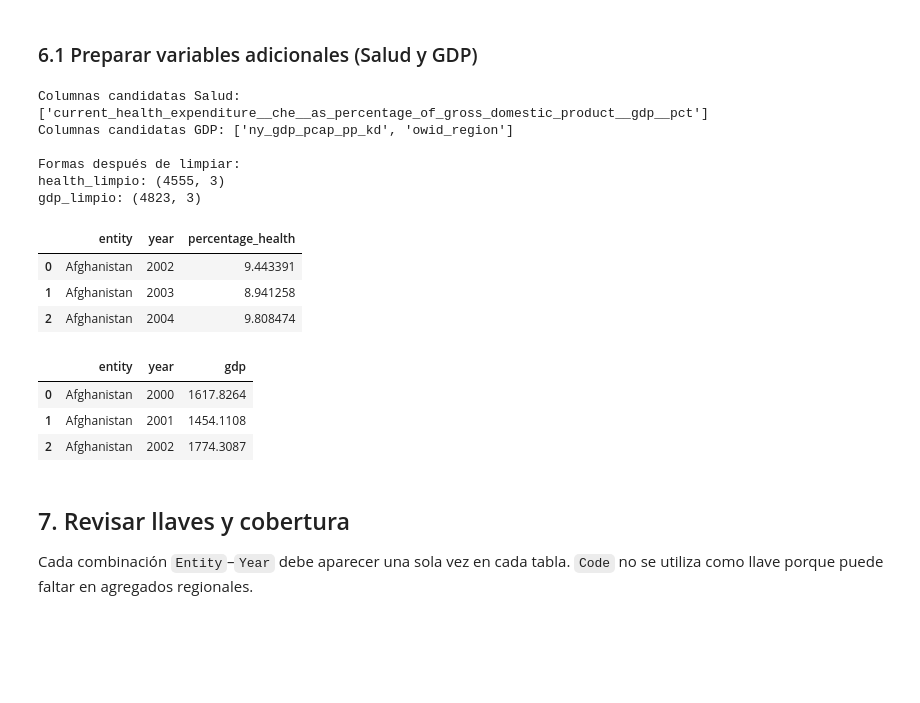
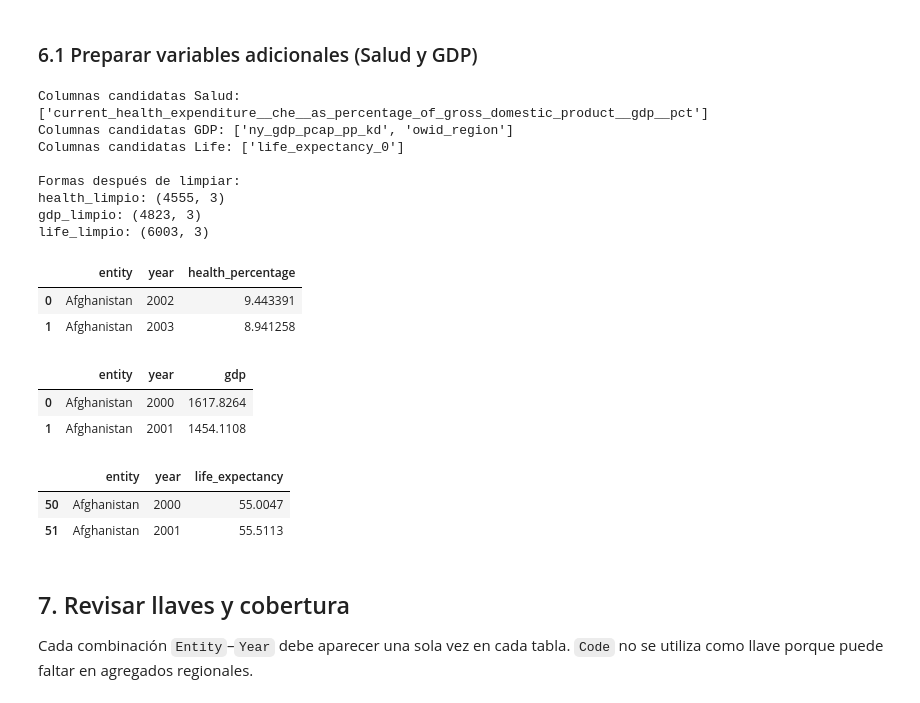
Before and after one commit to VicTavares8/BigData, a Jupyter notebook: U3_1_Machine_learning/notebooks/U3_2_Preparacion_dataset.ipynb, the cells around one changed output. Cells and saved outputs as stored; diff of their text form; code cells hidden in the pictures; blank space fills up the shorter version.

```diff
--- a/U3_1_Machine_learning/notebooks/U3_2_Preparacion_dataset.ipynb
+++ b/U3_1_Machine_learning/notebooks/U3_2_Preparacion_dataset.ipynb
@@ -23,6 +23,7 @@ url_child_deaths = BASE + "number-of-child-deaths-unwpp" + SUFIJO
 #URLs agregadas
 url_health = BASE + "total-healthcare-expenditure-gdp" + SUFIJO
 url_gdp = BASE + "gdp-per-capita-worldbank" + SUFIJO
+url_life = BASE + "life-expectancy" + SUFIJO
 
 population = pd.read_csv(url_population, storage_options=OPCIONES_OWID)
 births = pd.read_csv(url_births, storage_options=OPCIONES_OWID)
@@ -31,6 +32,7 @@ child_deaths = pd.read_csv(url_child_deaths, storage_options=OPCIONES_OWID)
 #Lecturas agregadas
 health = pd.read_csv(url_health, storage_options=OPCIONES_OWID)
 gdp = pd.read_csv(url_gdp, storage_options=OPCIONES_OWID)
+life = pd.read_csv(url_life, storage_options=OPCIONES_OWID)
 
 print("Filas y columnas:")
 print("population:", population.shape)
@@ -40,6 +42,7 @@ print("child_deaths:", child_deaths.shape)
 #Impresiones agregadas
 print("health:", health.shape)
 print("gdp:", gdp.shape)
+print("life:", life.shape)
 # %% [output]
 Filas y columnas:
 population: (39562, 5)
@@ -213,40 +223,50 @@ Columnas candidatas: ['deaths__sex_all__age_0_4__variant_estimates']
 # %%
 columnas_health = [c for c in health.columns if c not in ["entity", "code", "year"]]
 print("Columnas candidatas Salud:", columnas_health)
-
 col_health = columnas_health[0]
 health_limpio = health[["entity", "year", col_health]].copy()
-health_limpio = health_limpio.rename(columns={col_health: "percentage_health"})
+health_limpio = health_limpio.rename(columns={col_health: "health_percentage"})
 health_limpio = health_limpio[health_limpio["year"].between(2000, 2022)].copy()
 
 columnas_gdp = [c for c in gdp.columns if c not in ["entity", "code", "year"]]
 print("Columnas candidatas GDP:", columnas_gdp)
-
 col_gdp = columnas_gdp[0]
 gdp_limpio = gdp[["entity", "year", col_gdp]].copy()
 gdp_limpio = gdp_limpio.rename(columns={col_gdp: "gdp"})
 gdp_limpio = gdp_limpio[gdp_limpio["year"].between(2000, 2022)].copy()
 
+columnas_life = [c for c in life.columns if c not in ["entity", "code", "year"]]
+print("Columnas candidatas Life:", columnas_life)
+col_life = columnas_life[0]
+life_limpio = life[["entity", "year", col_life]].copy()
+life_limpio = life_limpio.rename(columns={col_life: "life_expectancy"})
+life_limpio = life_limpio[life_limpio["year"].between(2000, 2022)].copy()
+
 print("\nFormas después de limpiar:")
 print("health_limpio:", health_limpio.shape)
 print("gdp_limpio:", gdp_limpio.shape)
-display(health_limpio.head(3))
-display(gdp_limpio.head(3))
+print("life_limpio:", life_limpio.shape)
+display(health_limpio.head(2))
+display(gdp_limpio.head(2))
+display(life_limpio.head(2))
 # %% [output]
 Columnas candidatas Salud: ['current_health_expenditure__che__as_percentage_of_gross_domestic_product__gdp__pct']
 Columnas candidatas GDP: ['ny_gdp_pcap_pp_kd', 'owid_region']
+Columnas candidatas Life: ['life_expectancy_0']
 
 Formas después de limpiar:
 health_limpio: (4555, 3)
 gdp_limpio: (4823, 3)
+life_limpio: (6003, 3)
-|  | entity | year | percentage_health |
+|  | entity | year | health_percentage |
 | 0 | Afghanistan | 2002 | 9.443391 |
 | 1 | Afghanistan | 2003 | 8.941258 |
-| 2 | Afghanistan | 2004 | 9.808474 |
 |  | entity | year | gdp |
 | 0 | Afghanistan | 2000 | 1617.8264 |
 | 1 | Afghanistan | 2001 | 1454.1108 |
-| 2 | Afghanistan | 2002 | 1774.3087 |
+|  | entity | year | life_expectancy |
+| 50 | Afghanistan | 2000 | 55.0047 |
+| 51 | Afghanistan | 2001 | 55.5113 |
 # %% [markdown]
 ## 7. Revisar llaves y cobertura
 
```
Also changed, not shown: parts of 7 cells of this notebook, 10 other files.
